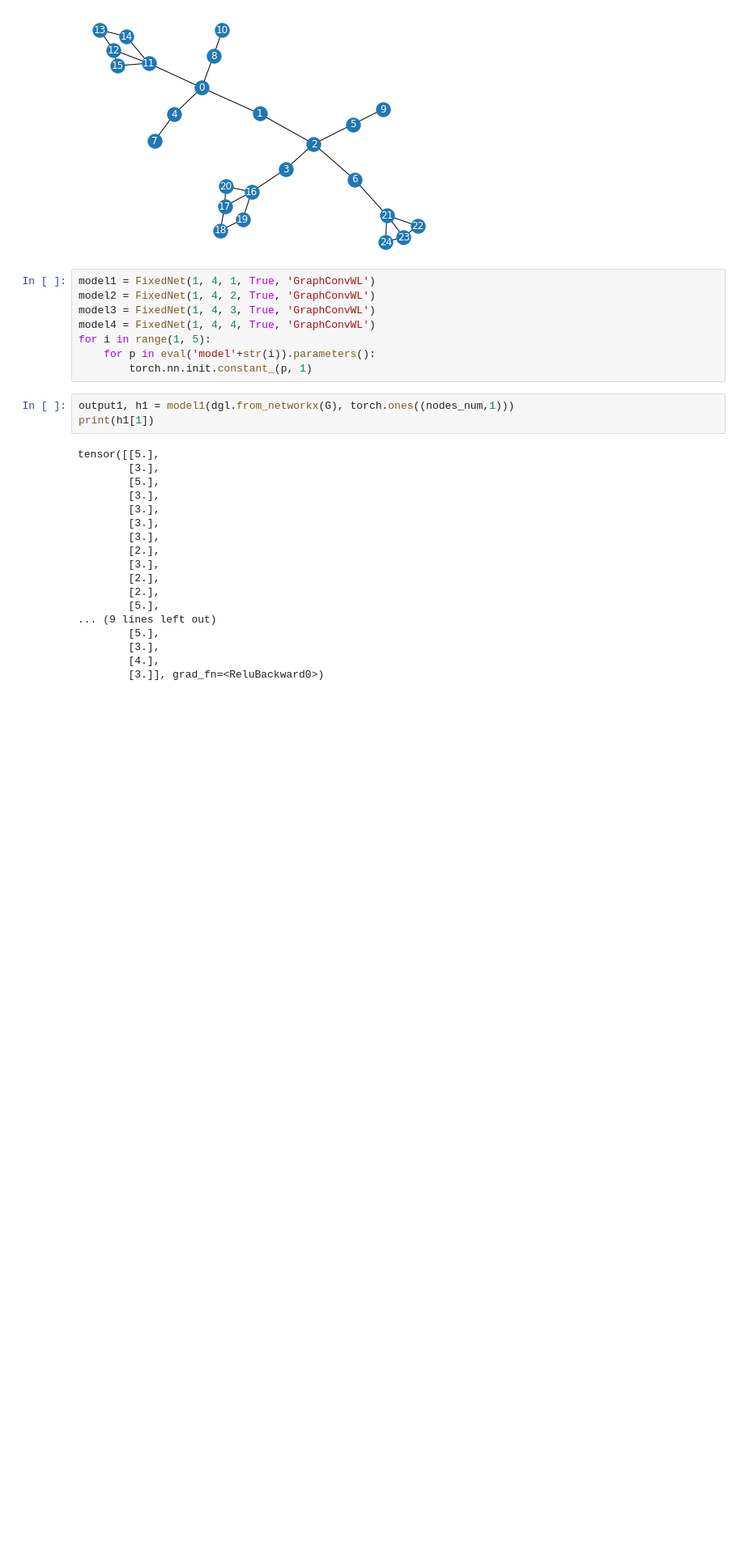
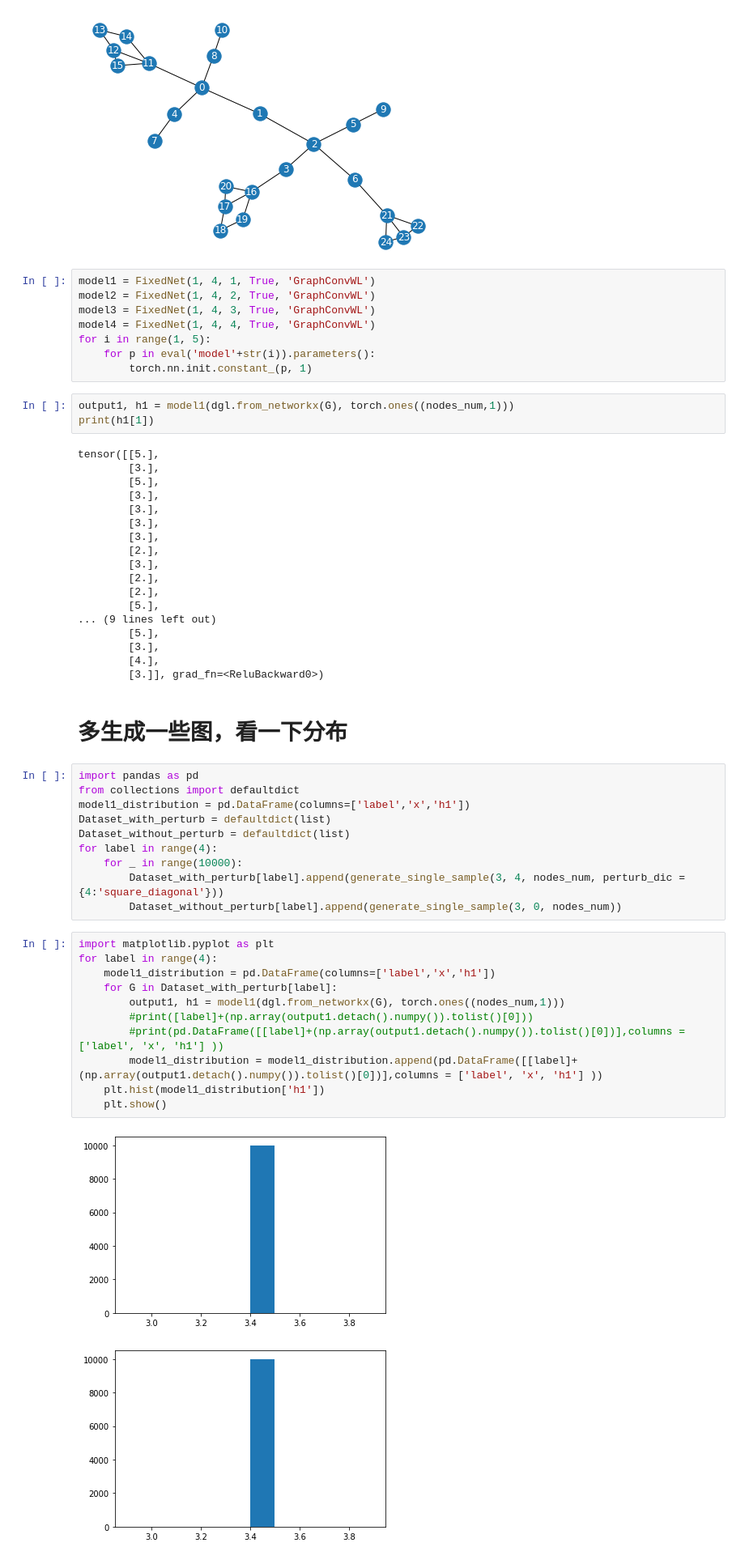
Before and after one commit to viclin0624/CGB, a Jupyter notebook: benchmarks/fixed_model.ipynb, the cells around one changed output. Shown at 81% size. Saved outputs shown, nothing was run; the diff lists cells and outputs as text; blank space fills up the shorter version.

Commit message:
Update model output distribution

```diff
--- a/benchmarks/fixed_model.ipynb
+++ b/benchmarks/fixed_model.ipynb
@@ -101,3 +103,29 @@ tensor([[5.],
         [3.],
         [4.],
         [3.]], grad_fn=<ReluBackward0>)
+# %% [markdown]
+# 多生成一些图，看一下分布
+# %%
+import pandas as pd
+from collections import defaultdict
+model1_distribution = pd.DataFrame(columns=['label','x','h1'])
+Dataset_with_perturb = defaultdict(list)
+Dataset_without_perturb = defaultdict(list)
+for label in range(4):
+    for _ in range(10000):
+        Dataset_with_perturb[label].append(generate_single_sample(3, 4, nodes_num, perturb_dic = {4:'square_diagonal'}))
+        Dataset_without_perturb[label].append(generate_single_sample(3, 0, nodes_num))
+# %%
+import matplotlib.pyplot as plt
+for label in range(4):
+    model1_distribution = pd.DataFrame(columns=['label','x','h1'])
+    for G in Dataset_with_perturb[label]:
+        output1, h1 = model1(dgl.from_networkx(G), torch.ones((nodes_num,1)))
+        #print([label]+(np.array(output1.detach().numpy()).tolist()[0]))
+        #print(pd.DataFrame([[label]+(np.array(output1.detach().numpy()).tolist()[0])],columns = ['label', 'x', 'h1'] ))
+        model1_distribution = model1_distribution.append(pd.DataFrame([[label]+(np.array(output1.detach().numpy()).tolist()[0])],columns = ['label', 'x', 'h1'] ))
+    plt.hist(model1_distribution['h1'])
+    plt.show()
+# %% [output]
+[figure, added]
+[figure, added]
```
Also changed, not shown: parts of 4 cells of this notebook, 1 other file.
